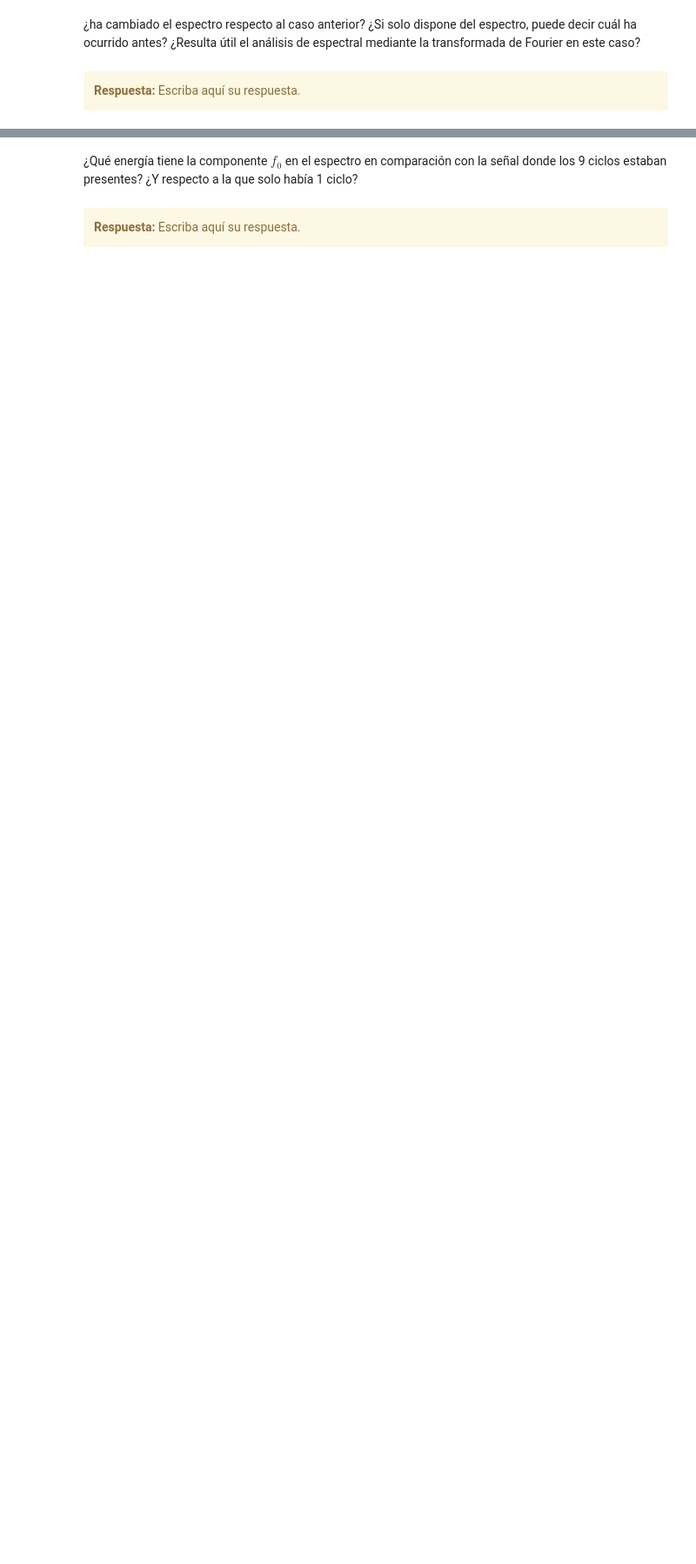
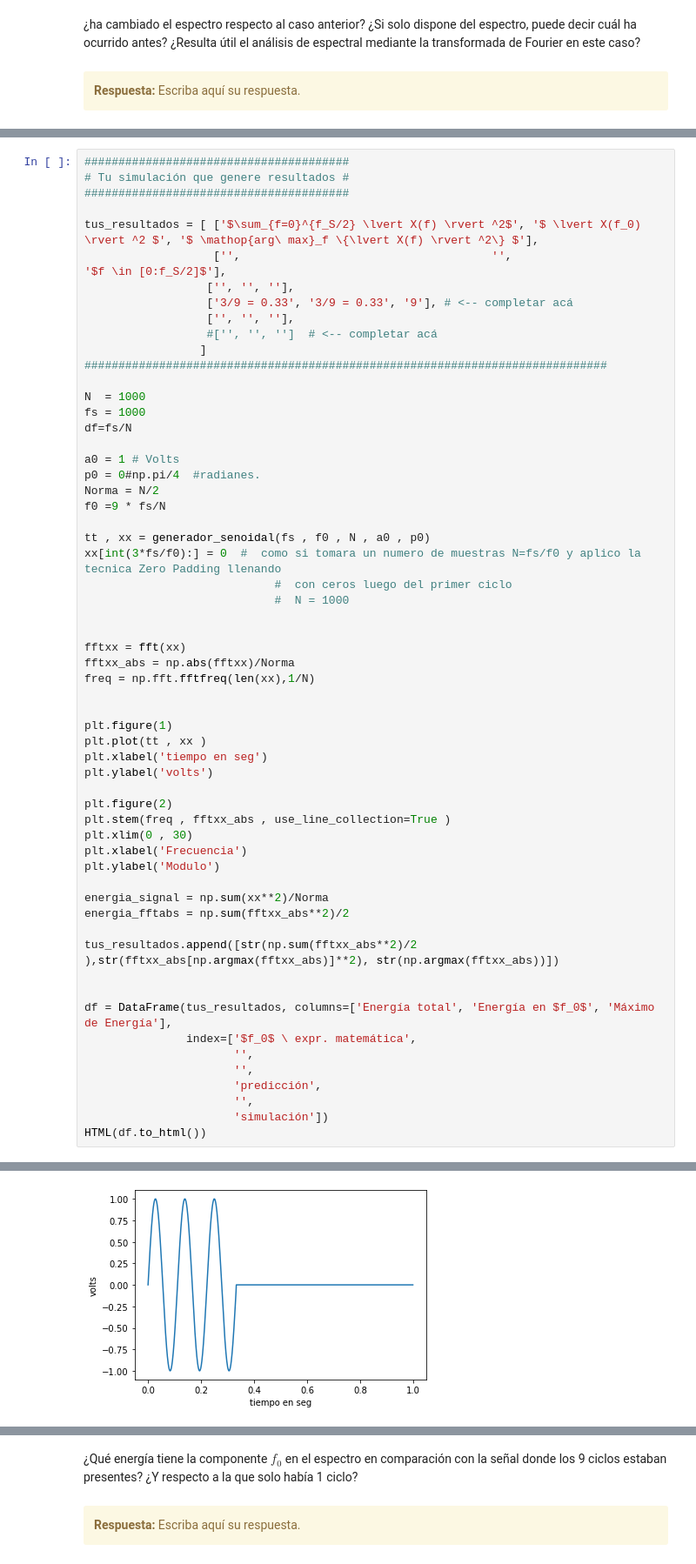
Before and after one commit to FabianVillada/PDS_TPs, a Jupyter notebook: TP1_Muestreo_Fourier.ipynb, the cells around one changed output, grey strips where cells are left out. Shown: that part at 87% size. Cells and saved outputs as stored; diff of their text form; blank space fills up the shorter version.

```diff
--- a/TP1_Muestreo_Fourier.ipynb
+++ b/TP1_Muestreo_Fourier.ipynb
@@ -1137,0 +1132,60 @@ HTML(df.to_html())
+# %%
+#######################################
+# Tu simulación que genere resultados #
+#######################################
+
+tus_resultados = [ ['$\sum_{f=0}^{f_S/2} \lvert X(f) \rvert ^2$', '$ \lvert X(f_0) \rvert ^2 $', '$ \mathop{arg\ max}_f \{\lvert X(f) \rvert ^2\} $'],
+                   ['',                                     '',                           '$f \in [0:f_S/2]$'],
+                  ['', '', ''],
+                  ['3/9 = 0.33', '3/9 = 0.33', '9'], # <-- completar acá
+                  ['', '', ''],
+                  #['', '', '']  # <-- completar acá
+                 ]
+#############################################################################
+
+N  = 1000
+fs = 1000
+df=fs/N
+
+a0 = 1 # Volts
+p0 = 0#np.pi/4  #radianes.
+Norma = N/2
+f0 =9 * fs/N
+
+tt , xx = generador_senoidal(fs , f0 , N , a0 , p0)
+xx[int(3*fs/f0):] = 0  #  como si tomara un numero de muestras N=fs/f0 y aplico la tecnica Zero Padding llenando
+                            #  con ceros luego del primer ciclo
+                            #  N = 1000
+
+
+fftxx = fft(xx)
+fftxx_abs = np.abs(fftxx)/Norma
+freq = np.fft.fftfreq(len(xx),1/N)
+
+
+plt.figure(1)
+plt.plot(tt , xx )
+plt.xlabel('tiempo en seg')
+plt.ylabel('volts')
+
+plt.figure(2)
+plt.stem(freq , fftxx_abs , use_line_collection=True )
+plt.xlim(0 , 30)
+plt.xlabel('Frecuencia')
+plt.ylabel('Modulo')
+
+energia_signal = np.sum(xx**2)/Norma
+energia_fftabs = np.sum(fftxx_abs**2)/2
+
+tus_resultados.append([str(np.sum(fftxx_abs**2)/2 ),str(fftxx_abs[np.argmax(fftxx_abs)]**2), str(np.argmax(fftxx_abs))])
+
+
+df = DataFrame(tus_resultados, columns=['Energía total', 'Energía en $f_0$', 'Máximo de Energía'],
+               index=['$f_0$ \ expr. matemática',
+                      '',
+                      '',
+                      'predicción',
+                      '',
+                      'simulación'])
+HTML(df.to_html())
+# %% [output]
@@ -1137,0 +1199 @@ HTML(df.to_html())
+[figure, added]
```
Also changed, not shown: parts of 12 cells of this notebook.
